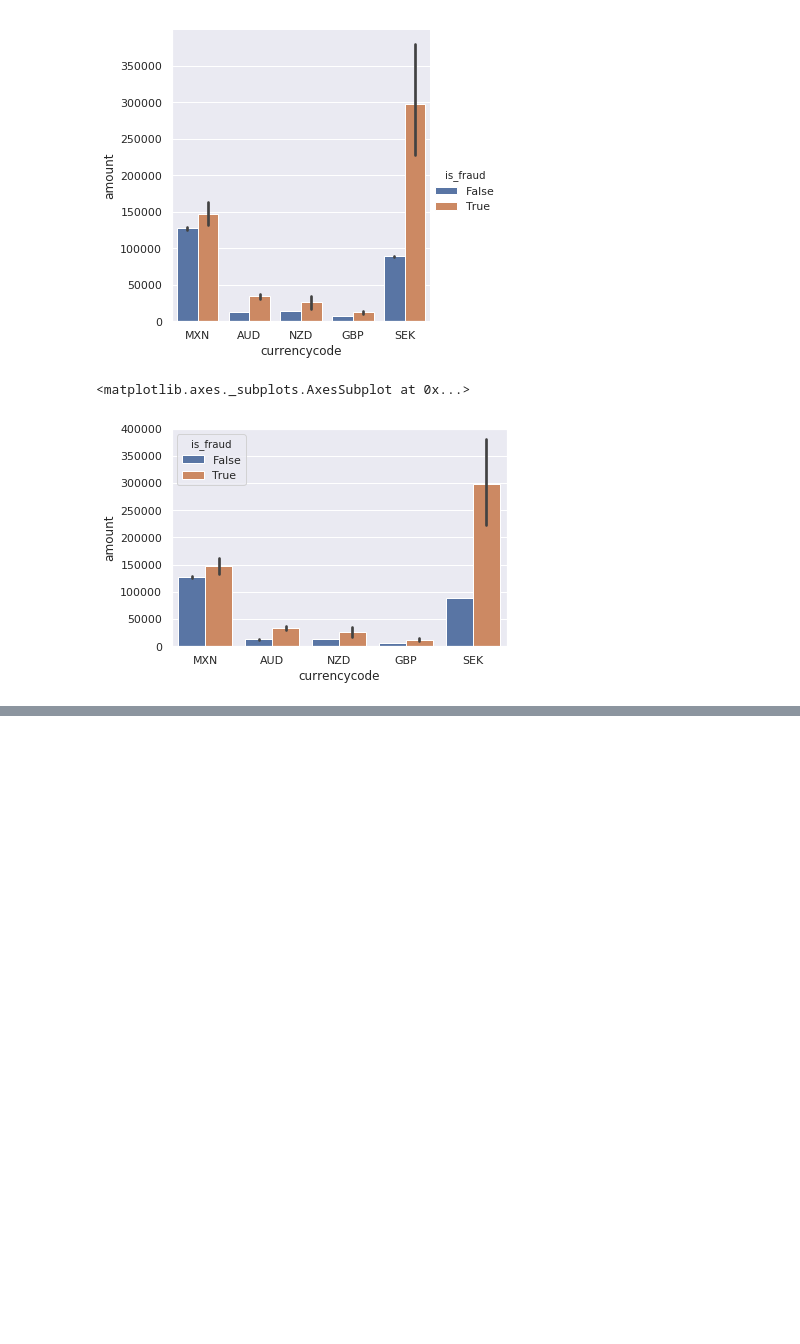
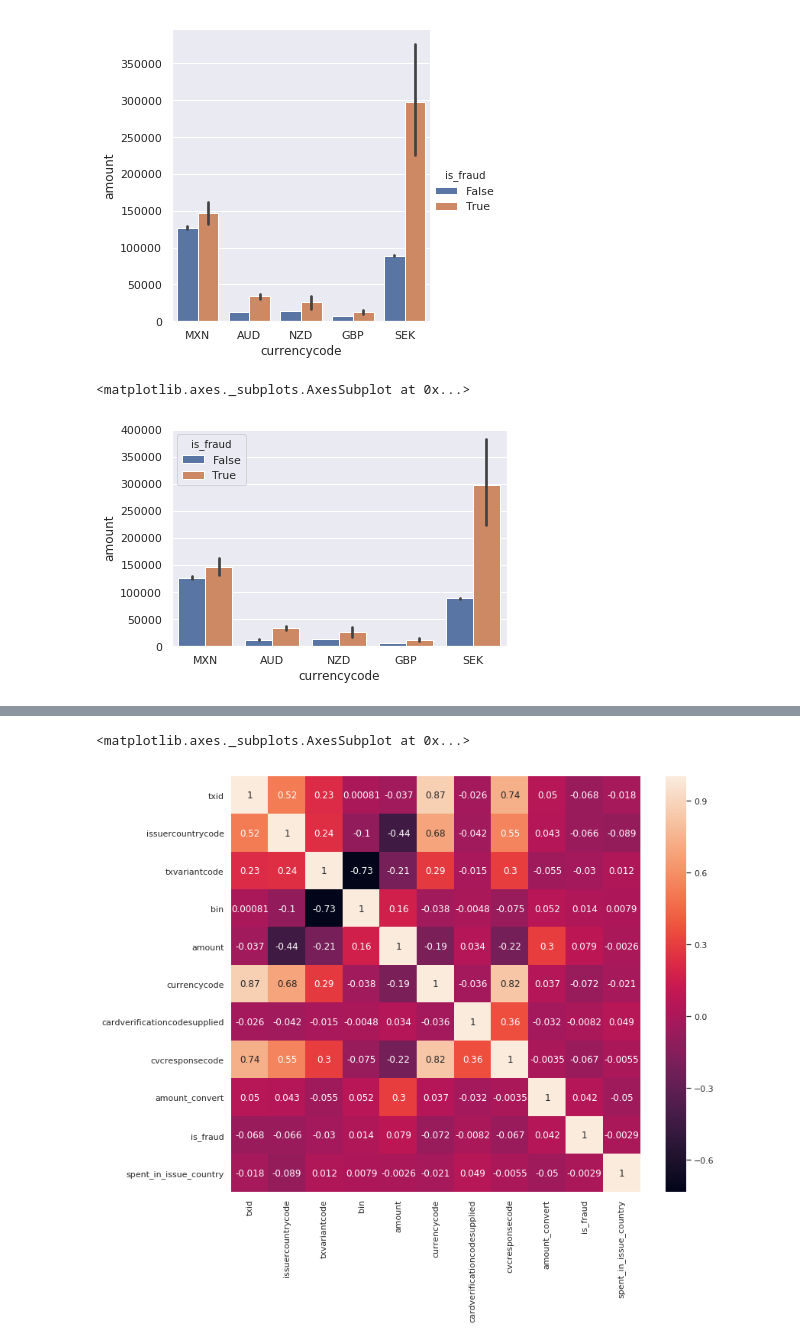
Before and after one commit to mennobo/CS4035_CDA_3, a Jupyter notebook: Assignment1/Untitled.ipynb, the cells around one changed output, grey strips where cells are left out. Drawn from its saved outputs; the diff is of its cells as text; code cells hidden in the pictures; blank space fills up the shorter version.

```diff
--- a/Assignment1/Untitled.ipynb
+++ b/Assignment1/Untitled.ipynb
@@ -313,0 +312,22 @@ Name: is_fraud, dtype: int64
+# %%
+# Heatmap, only numerical data is taken into account,
+# may need to encode some data to add exra columns <- may cause wrong correlations?
+# is_fraud appears to have extremely low correlation with all other columns
+df = df.dropna()
+def create_list_mapping(somelist):
+    # takes a list eg ["A", "B"] and maps it to a dict eq {"A": 0, "B": 1}
+    return {x:somelist.tolist().index(x) for x in somelist}
+
+issuercountrycode_map = create_list_mapping(df['issuercountrycode'].unique())
+txvariantcode_map = create_list_mapping(df['txvariantcode'].unique())
+currencycode_map = create_list_mapping(df['currencycode'].unique())
+
+df_remapped = df.replace(issuercountrycode_map)
+df_remapped = df_remapped.replace(txvariantcode_map)
+df_remapped = df_remapped.replace(currencycode_map)
+
+plt.figure(figsize=(12,10))
+sns.heatmap(df_remapped.corr(), annot=True)
+# %% [output]
+<matplotlib.axes._subplots.AxesSubplot at 0x...>
+[figure, added]
```
Also changed, not shown: parts of 10 cells of this notebook.
